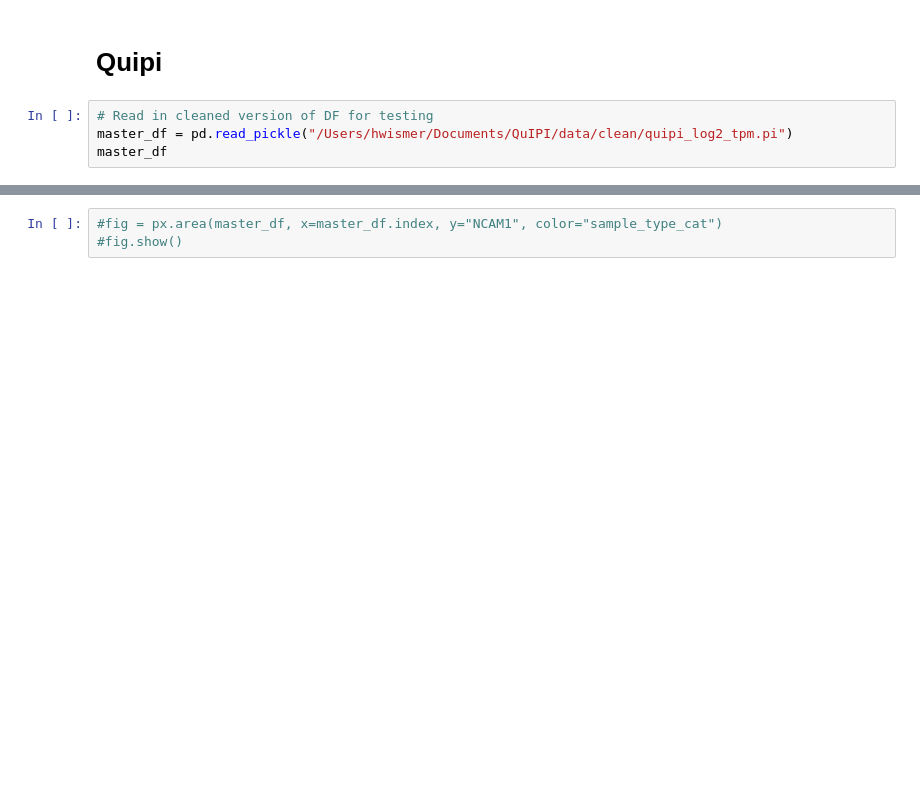
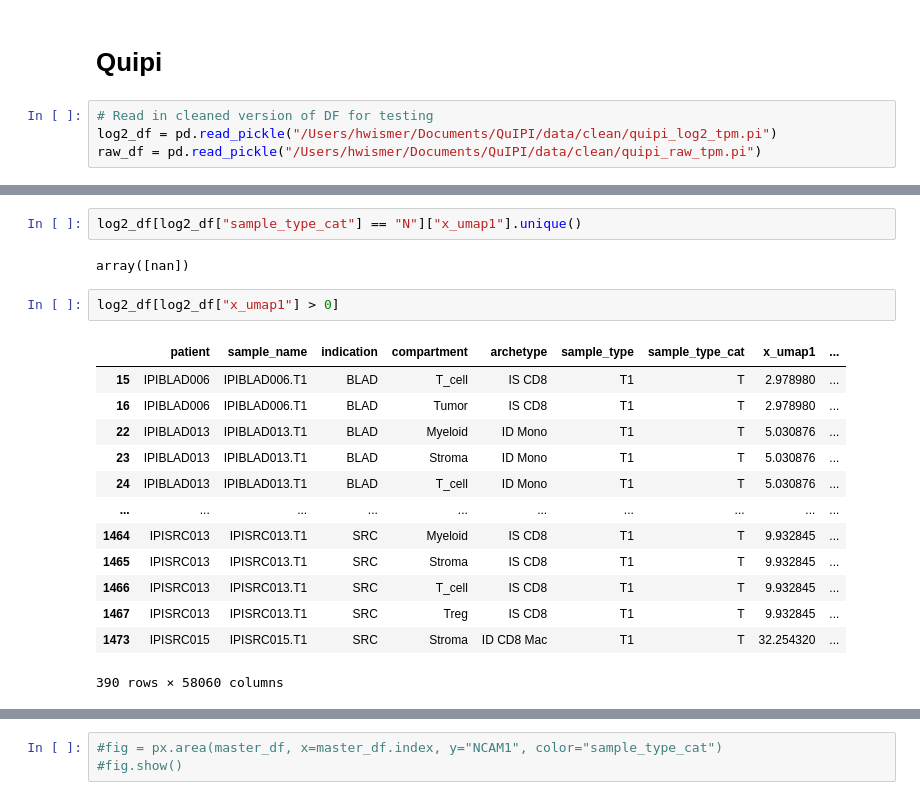
Before and after one commit to hwismer/QuIPI, a Jupyter notebook: quipi_wrangling.ipynb, the cells around one changed output, grey strips where cells are left out. Saved outputs shown, nothing was run; the diff lists cells and outputs as text; blank space fills up the shorter version.

```diff
--- a/quipi_wrangling.ipynb
+++ b/quipi_wrangling.ipynb
@@ -16,5 +16,5 @@ pio.renderers.default = 'iframe'
 # Quipi
 # %%
 # Read in cleaned version of DF for testing
-master_df = pd.read_pickle("/Users/hwismer/Documents/QuIPI/data/clean/quipi_log2_tpm.pi")
-master_df
+log2_df = pd.read_pickle("/Users/hwismer/Documents/QuIPI/data/clean/quipi_log2_tpm.pi")
+raw_df = pd.read_pickle("/Users/hwismer/Documents/QuIPI/data/clean/quipi_raw_tpm.pi")
@@ -50,0 +33,20 @@ master_df
+# %%
+log2_df[log2_df["sample_type_cat"] == "N"]["x_umap1"].unique()
+# %% [output]
+array([nan])
+# %%
+log2_df[log2_df["x_umap1"] > 0]
+# %% [output]
+|  | patient | sample_name | indication | compartment | archetype | sample_type | sample_type_cat | x_umap1 | ... |
+| 15 | IPIBLAD006 | IPIBLAD006.T1 | BLAD | T_cell | IS CD8 | T1 | T | 2.978980 | ... |
+| 16 | IPIBLAD006 | IPIBLAD006.T1 | BLAD | Tumor | IS CD8 | T1 | T | 2.978980 | ... |
+| 22 | IPIBLAD013 | IPIBLAD013.T1 | BLAD | Myeloid | ID Mono | T1 | T | 5.030876 | ... |
+| 23 | IPIBLAD013 | IPIBLAD013.T1 | BLAD | Stroma | ID Mono | T1 | T | 5.030876 | ... |
+| 24 | IPIBLAD013 | IPIBLAD013.T1 | BLAD | T_cell | ID Mono | T1 | T | 5.030876 | ... |
+| ... | ... | ... | ... | ... | ... | ... | ... | ... | ... |
+| 1464 | IPISRC013 | IPISRC013.T1 | SRC | Myeloid | IS CD8 | T1 | T | 9.932845 | ... |
+| 1465 | IPISRC013 | IPISRC013.T1 | SRC | Stroma | IS CD8 | T1 | T | 9.932845 | ... |
+| 1466 | IPISRC013 | IPISRC013.T1 | SRC | T_cell | IS CD8 | T1 | T | 9.932845 | ... |
+| 1467 | IPISRC013 | IPISRC013.T1 | SRC | Treg | IS CD8 | T1 | T | 9.932845 | ... |
+| 1473 | IPISRC015 | IPISRC015.T1 | SRC | Stroma | ID CD8 Mac | T1 | T | 32.254320 | ... |
+390 rows × 58060 columns
```
Also changed, not shown: parts of 24 cells of this notebook, 4 other files.
